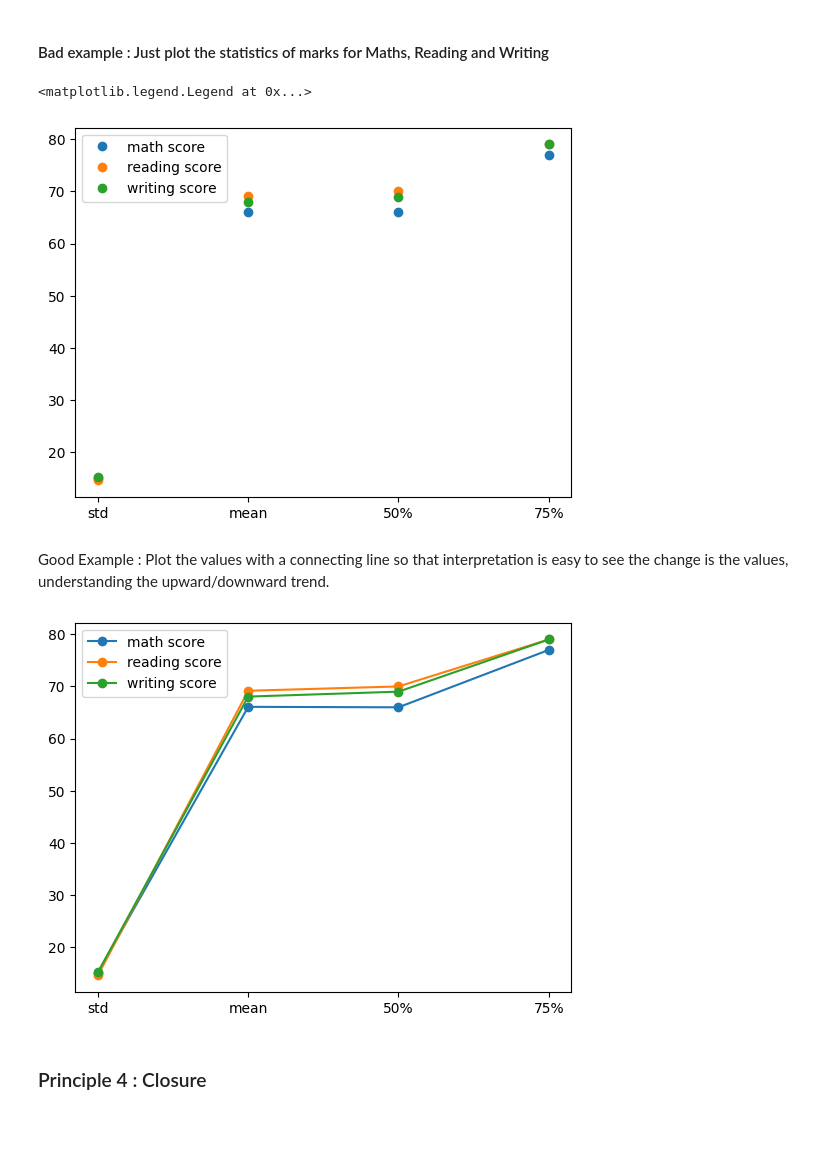
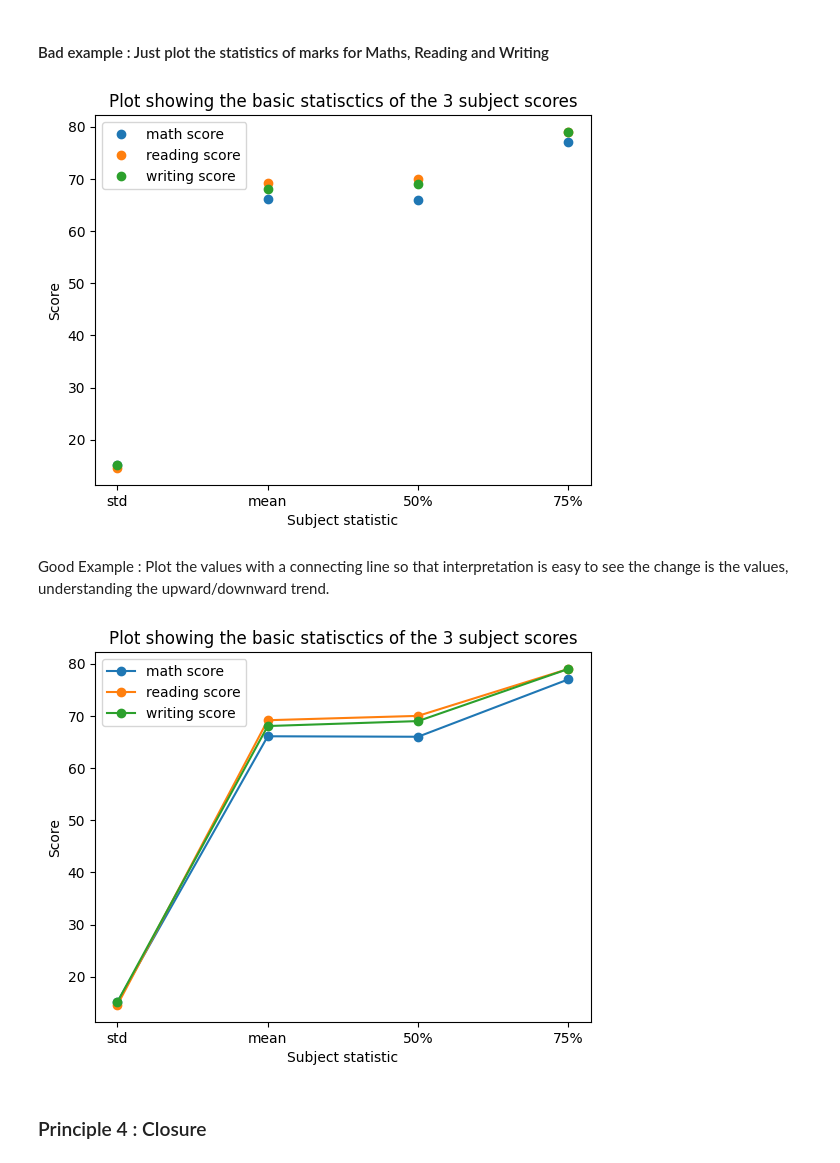
Before and after one commit to predinfer/project-gestalt, a Jupyter notebook: gestalt_2.ipynb, the cells around one changed output. Cells and saved outputs as stored; diff of their text form; code cells hidden in the pictures; blank space fills up the shorter version.

```diff
--- a/gestalt_2.ipynb
+++ b/gestalt_2.ipynb
@@ -20,7 +20,7 @@ df_students.race.value_counts()
 df_students['parental level of education'].value_counts()
 
 df_students['lunch'].value_counts()
-
+df_students['lunch']=df_students['lunch'].replace('free/reduced', 'free')
 df_students['test preparation course'].value_counts()
 
 df_students['total']=df_students['math score']+df_students['writing score']+df_students['reading score']
@@ -137,17 +137,23 @@ df_student_stats
 # %%
 plt.plot(df_student_stats, linestyle='',marker='o')
 plt.legend(df_student_stats.columns)
+plt.title('Plot showing the basic statisctics of the 3 subject scores')
+plt.xlabel('Subject statistic')
+plt.ylabel('Score')
+plt.savefig('Connection_bad_example')
 # %% [output]
-<matplotlib.legend.Legend at 0x...>
-[figure, old version]
+[figure, new version]
 # %% [markdown]
 Good Example : Plot the values with a connecting line so that interpretation is easy to see the change is the values, understanding the upward/downward trend.
 # %%
 plt.plot(df_student_stats,  marker="o")
 plt.legend(df_student_stats.columns)
-plt.show()
+plt.title('Plot showing the basic statisctics of the 3 subject scores')
+plt.xlabel('Subject statistic')
+plt.ylabel('Score')
+plt.savefig('Connection_good_example')
 # %% [output]
-[figure, old version]
+[figure, new version]
 # %% [markdown]
 ### Principle 4 : Closure
 # %% [markdown]
```
Also changed, not shown: parts of 11 cells of this notebook, 6 other files.
